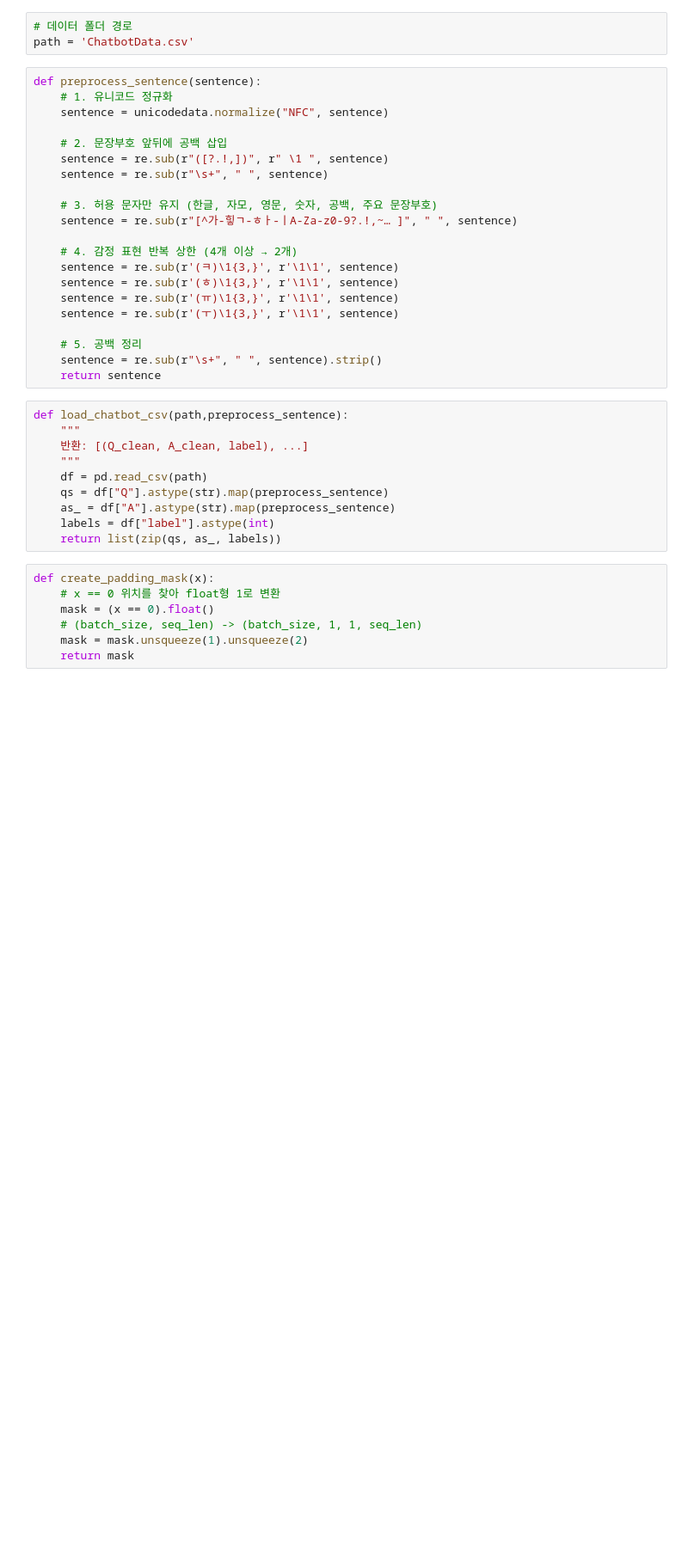
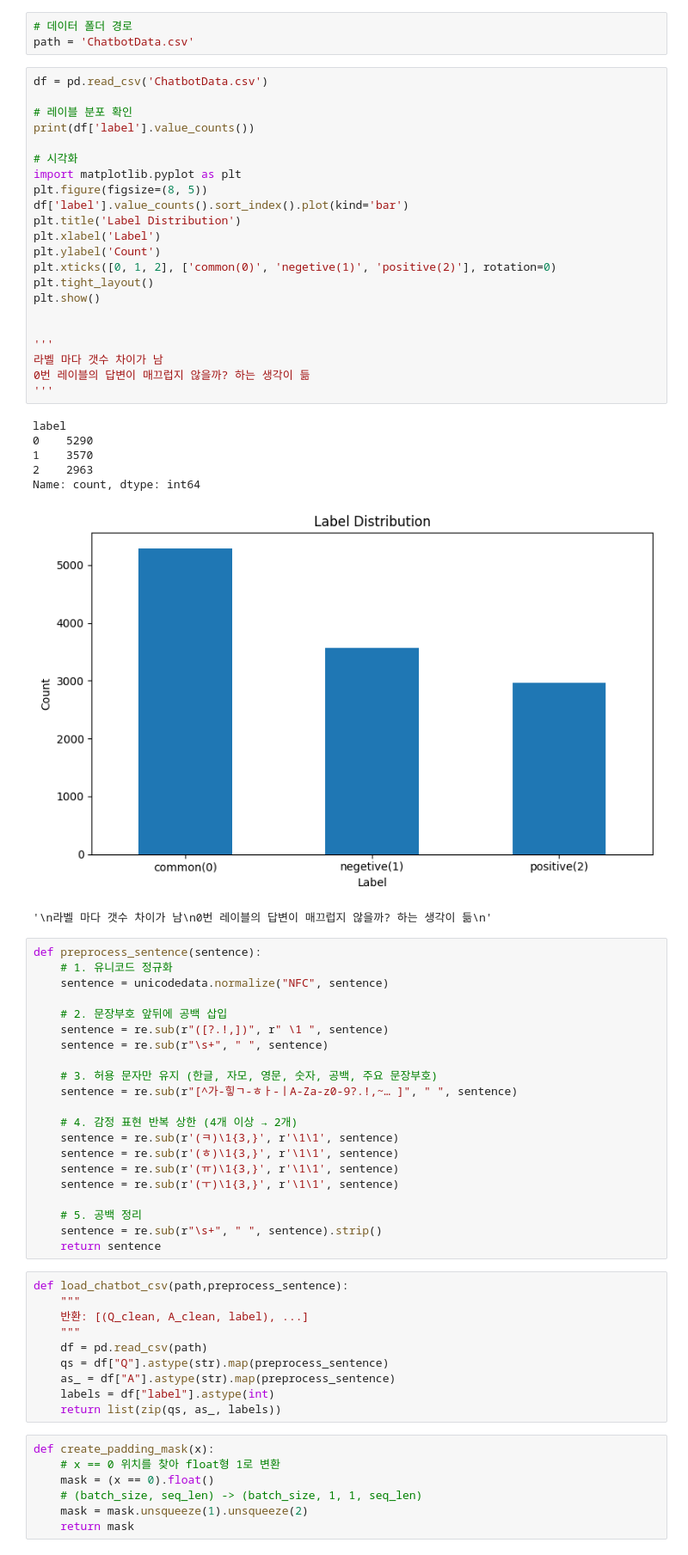
Before and after one commit to EdmondYim/AIFFEL_quest_rs, a Jupyter notebook: Exploration/Ex07/project07.ipynb, the cells around one changed output. Shown: that part at 86% size. Cells and saved outputs as stored; diff of their text form; blank space fills up the shorter version.

```diff
--- a/Exploration/Ex07/project07.ipynb
+++ b/Exploration/Ex07/project07.ipynb
@@ -287,6 +284,36 @@ class Decoder(nn.Module):
 # %%
 # 데이터 폴더 경로
 path = 'ChatbotData.csv'
+# %%
+df = pd.read_csv('ChatbotData.csv')
+
+# 레이블 분포 확인
+print(df['label'].value_counts())
+
+# 시각화
+import matplotlib.pyplot as plt
+plt.figure(figsize=(8, 5))
+df['label'].value_counts().sort_index().plot(kind='bar')
+plt.title('Label Distribution')
+plt.xlabel('Label')
+plt.ylabel('Count')
+plt.xticks([0, 1, 2], ['common(0)', 'negetive(1)', 'positive(2)'], rotation=0)
+plt.tight_layout()
+plt.show()
+
+
+'''
+라벨 마다 갯수 차이가 남
+0번 레이블의 답변이 매끄럽지 않을까? 하는 생각이 듦
+'''
+# %% [output]
+label
+0    5290
+1    3570
+2    2963
+Name: count, dtype: int64
+[figure, added]
+'\n라벨 마다 갯수 차이가 남\n0번 레이블의 답변이 매끄럽지 않을까? 하는 생각이 듦\n'
 # %%
 def preprocess_sentence(sentence):
     # 1. 유니코드 정규화
```
Also changed, not shown: parts of 23 cells of this notebook.
